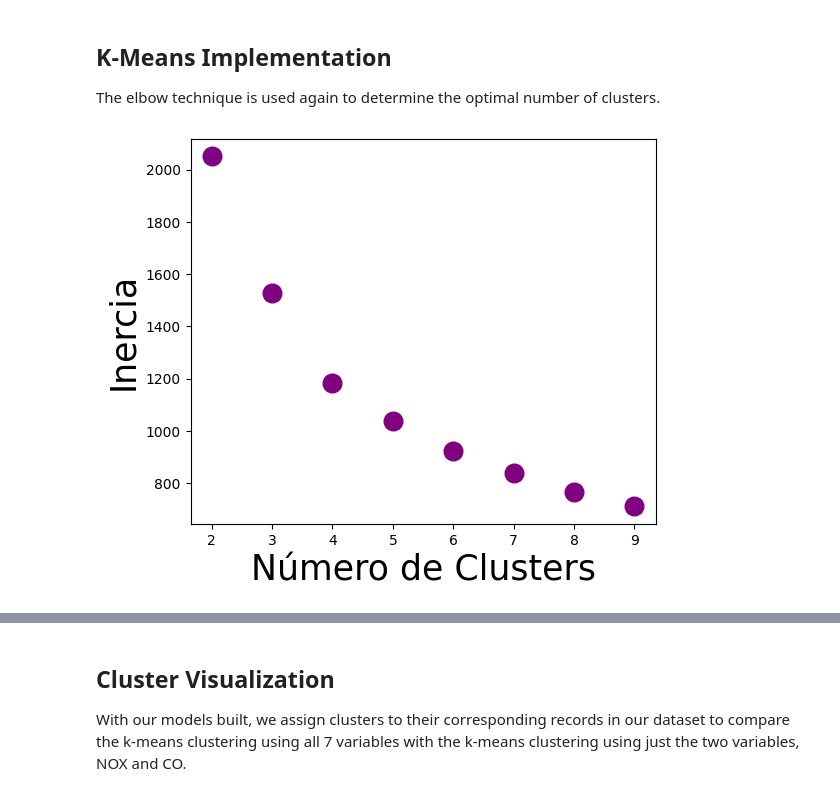
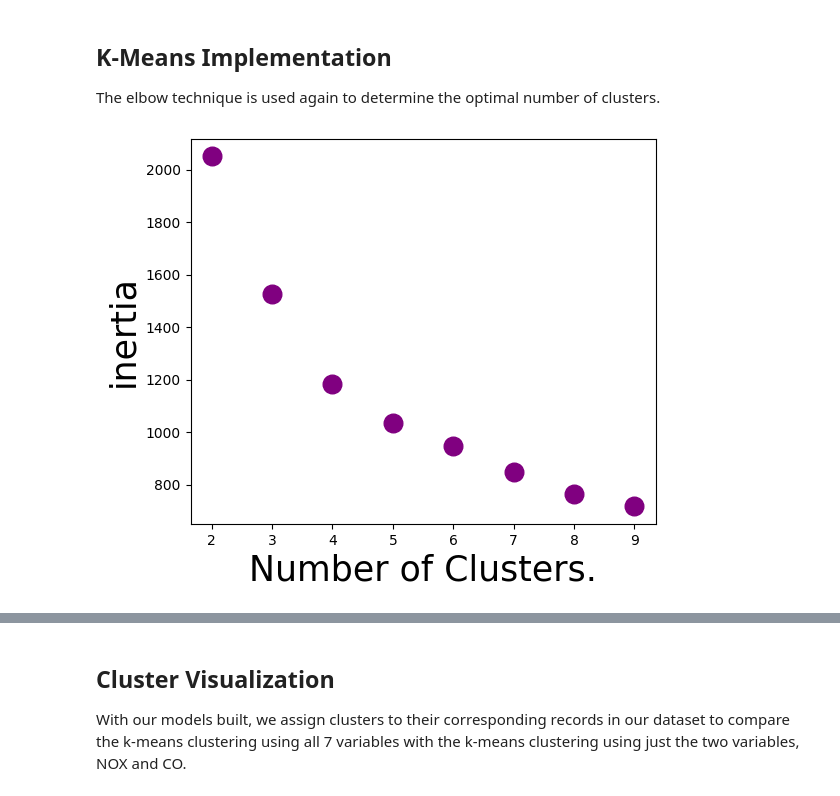
Before and after one commit to ismaelvr1999/air-quality-clustering, a Jupyter notebook: air-quality-clustering.ipynb, the cells around one changed output, grey strips where cells are left out. Cells and saved outputs as stored; diff of their text form; code cells hidden in the pictures.

```diff
--- a/air-quality-clustering.ipynb
+++ b/air-quality-clustering.ipynb
@@ -27,7 +27,7 @@ The data is in a .csv file, and to import it, we need the pandas library, using
 import pandas as pd
 import matplotlib.pyplot as plt
 from sklearn.cluster import KMeans
-Raw_DataSet = pd.read_csv('Calidad_Aire_AMG.csv')
+Raw_DataSet = pd.read_csv('air_quality_metropolitan_area_guadalajara.csv')
 Raw_DataSet.head()
 # %% [output]
 |  | Fecha | Hora | O3 | NO | NO2 | NOX | SO2 | CO | PM10 | Temp Ext | RH | ... |
@@ -400,16 +400,16 @@ Raw_DataSet.describe()
 # %% [markdown]
 We define the datasets needed for sample extraction. We require the dates and functions to find the highest and lowest average values.
 # %%
-CopiaDataSet =Raw_DataSet.astype({'O3': 'float64','NO': 'float64','NO2': 'float64','NOX': 'float64','SO2': 'float64','CO': 'float64','PM10': 'float64',})
-fechasArray = CopiaDataSet['Fecha'].drop_duplicates()
-fechas = pd.DataFrame(fechasArray.values,columns=['Fecha'])
+CopyDataSet =Raw_DataSet.astype({'O3': 'float64','NO': 'float64','NO2': 'float64','NOX': 'float64','SO2': 'float64','CO': 'float64','PM10': 'float64',})
+datesArray = CopyDataSet['Fecha'].drop_duplicates()
+dates = pd.DataFrame(datesArray.values,columns=['Fecha'])
 SampleDataSet = pd.DataFrame(columns=Raw_DataSet.columns)
 
-def mayor(lista):
-    max = lista[0];
+def greater(numbers):
+    max = numbers[0];
     i=0
     index = 0
-    for x in lista:
+    for x in numbers:
         if x > max:
             max = x
             index = i
@@ -417,13 +417,13 @@ def mayor(lista):
     return int(index)
 
 
-def menor(lista):
-    men = lista[0];
+def smaller(numbers):
+    min = numbers[0];
     i=0
     index = 0
-    for x in lista:
-        if x < men:
-            men = x
+    for x in numbers:
+        if x < min:
+            min = x
             index = i
         i = i+1
     return int(index)
@@ -468,12 +468,12 @@ train_datasetSample.describe()
 # %% [markdown]
 ### Standardize Data
 # %%
-#Estandarizar datos
-columnas = train_datasetSample.columns
+# Standardize data.
+columns = train_datasetSample.columns
 Stand = preprocessing.StandardScaler()
 Stand.fit(train_datasetSample)
 Array_Stand = Stand.transform(train_datasetSample)
-train_DataSetSampl_Stand = pd.DataFrame(Array_Stand,columns=columnas)
+train_DataSetSampl_Stand = pd.DataFrame(Array_Stand,columns=columns)
 train_DataSetSampl_Stand.head()
 # %% [output]
 |  | O3 | NO | NO2 | NOX | SO2 | CO | PM10 |
@@ -500,19 +500,19 @@ train_DataSetSampl_Stand.corr()
 
 The elbow technique is used again to determine the optimal number of clusters.
 # %%
-#Implementacion de K-means
-inercias = []
+# Implementation of K-means.
+inertias = []
 for k in range(2, 10):
     kmeans_sampl = KMeans(n_clusters=k,n_init=10).fit(train_DataSetSampl_Stand.values)
-    inercias.append(kmeans_sampl.inertia_)
+    inertias.append(kmeans_sampl.inertia_)
 
 plt.figure(figsize=(6, 5), dpi=100)
-plt.scatter(range(2, 10), inercias, marker="o", s=180, color="purple")
-plt.xlabel("Número de Clusters", fontsize=25)
-plt.ylabel("Inercia", fontsize=25)
+plt.scatter(range(2, 10), inertias, marker="o", s=180, color="purple")
+plt.xlabel("Number of Clusters.", fontsize=25)
+plt.ylabel("inertia", fontsize=25)
 plt.show()
 # %% [output]
-[figure, old version]
+[figure, new version]
 # %%
 kmeans_DataSetSample = KMeans(n_clusters=5,n_init=10).fit(train_DataSetSampl_Stand.values)
 kmeans_NOX_CO = KMeans(n_clusters=5,n_init=10).fit(train_DataSetSampl_Stand[['NOX','CO']].values)
```
Also changed, not shown: parts of 21 cells of this notebook.
